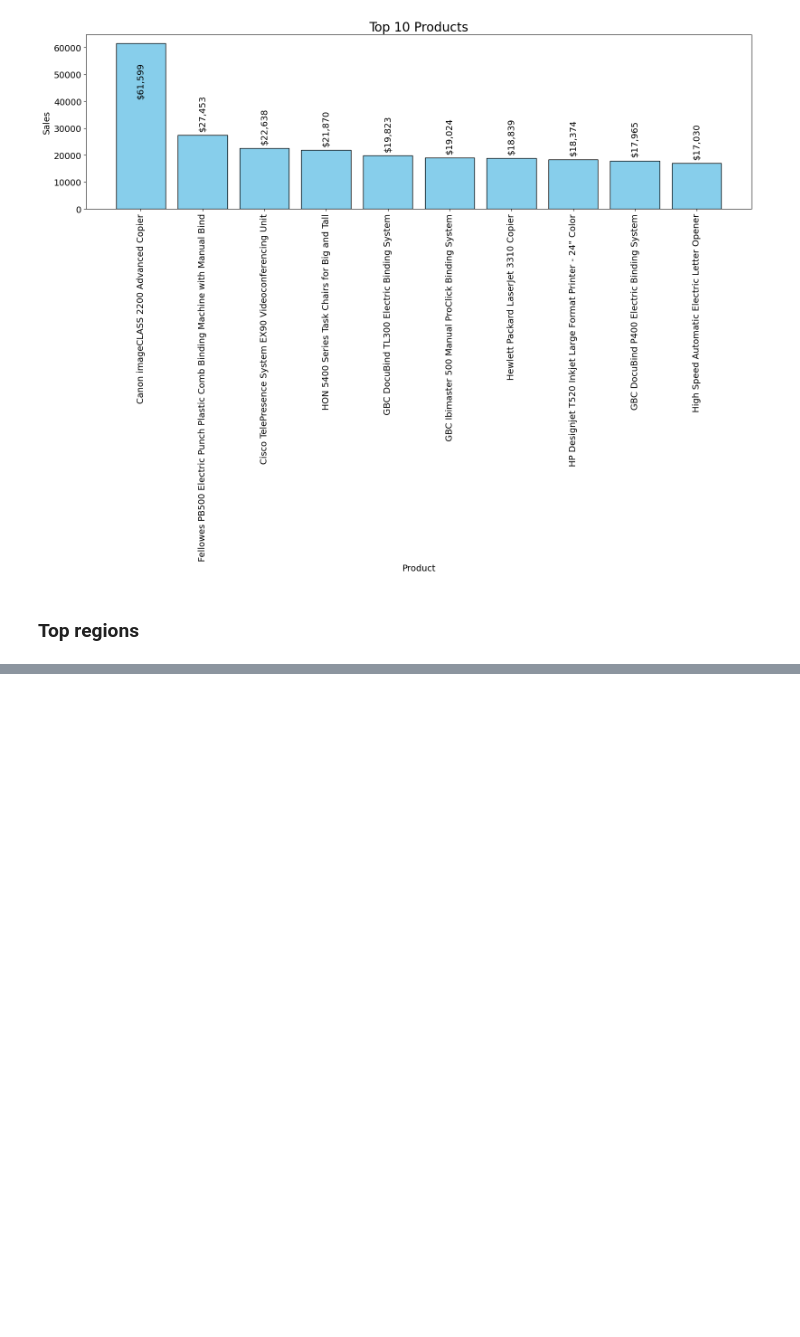
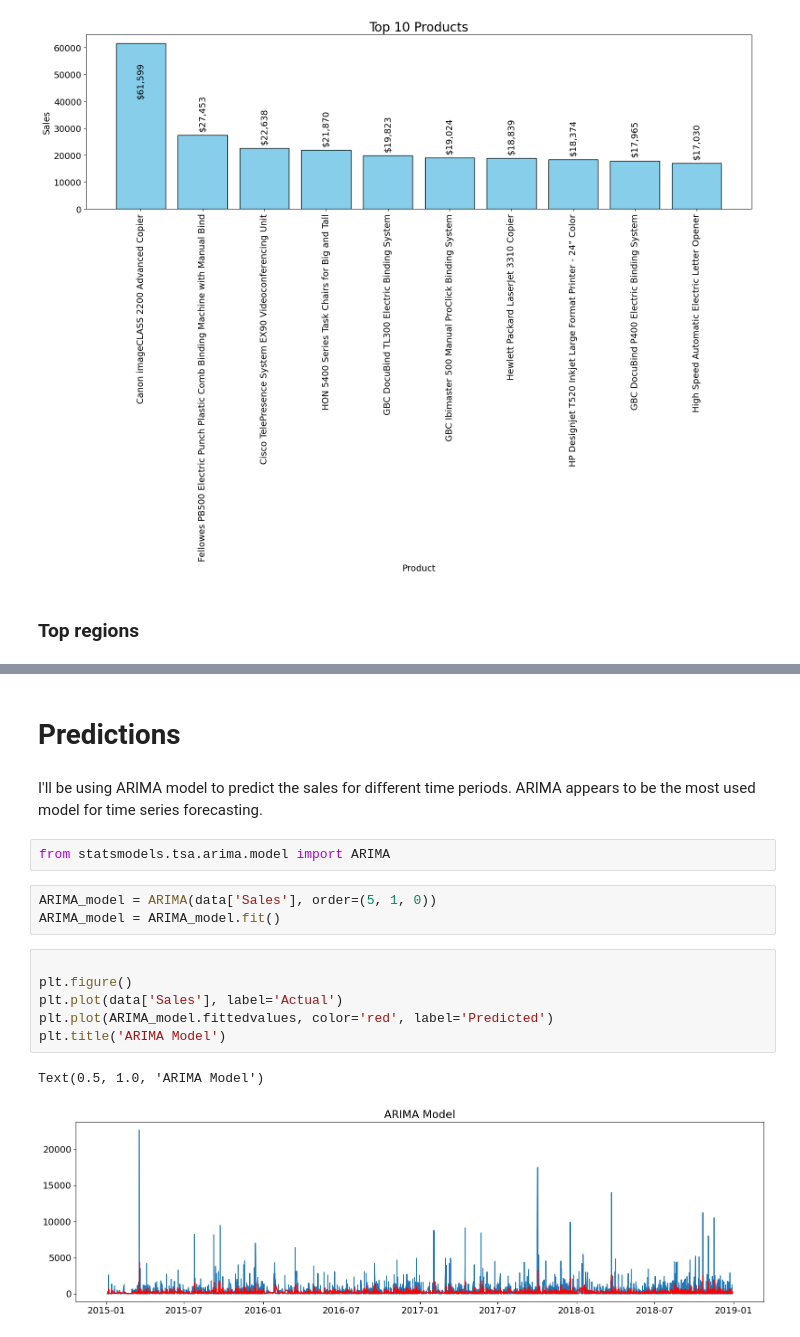
Before and after one commit to MrIsCM/DataProjects, a Jupyter notebook: P1_Sales_DA/main.ipynb, the cells around one changed output, grey strips where cells are left out. Cells and saved outputs as stored; diff of their text form; blank space fills up the shorter version.

Commit message:
Exploring model (ARIMA) prediction.

```diff
--- a/P1_Sales_DA/main.ipynb
+++ b/P1_Sales_DA/main.ipynb
@@ -443,0 +441,19 @@ plt.xlabel('Region')
+# %% [markdown]
+# Predictions
+# %% [markdown]
+I'll be using ARIMA model to predict the sales for different time periods.
+ARIMA appears to be the most used model for time series forecasting.
+# %%
+from statsmodels.tsa.arima.model import ARIMA
+# %%
+ARIMA_model = ARIMA(data['Sales'], order=(5, 1, 0))
+ARIMA_model = ARIMA_model.fit()
+# %%
+
+plt.figure()
+plt.plot(data['Sales'], label='Actual')
+plt.plot(ARIMA_model.fittedvalues, color='red', label='Predicted')
+plt.title('ARIMA Model')
+# %% [output]
+Text(0.5, 1.0, 'ARIMA Model')
+[figure, added]
```
Also changed, not shown: parts of 1 cell of this notebook.
